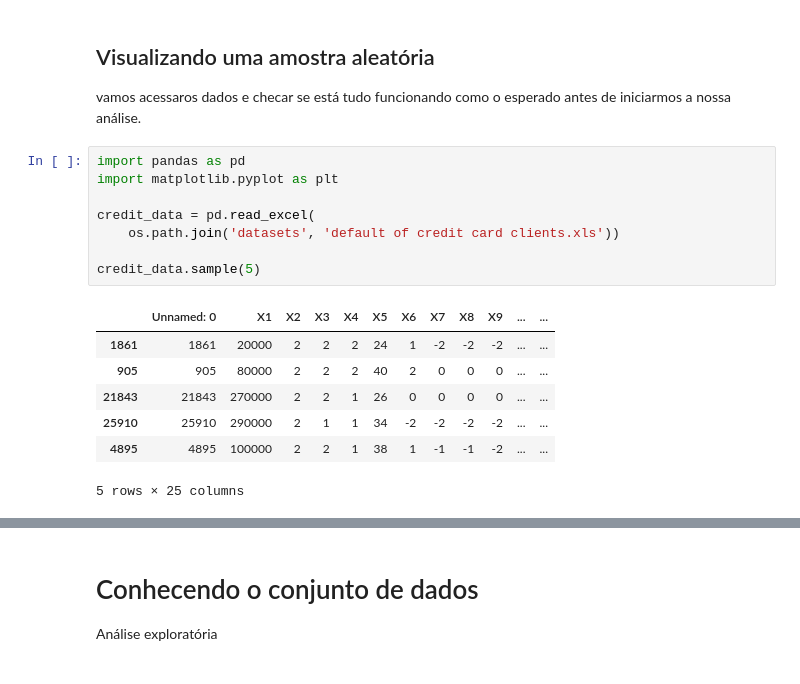
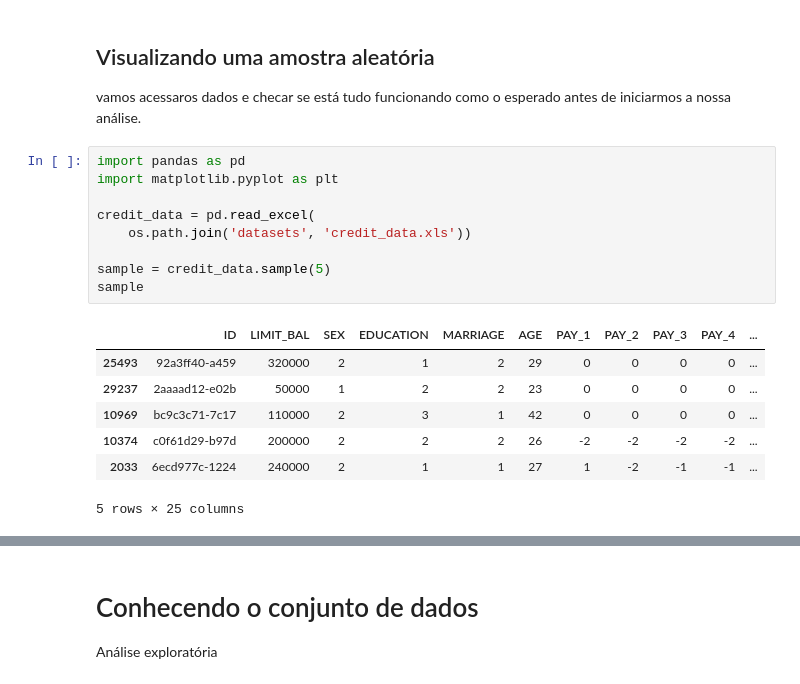
Before and after one commit to NatanDuarte/credit-card-default-prediction, a Jupyter notebook: EDA.ipynb, the cells around one changed output, grey strips where cells are left out. Saved outputs shown, nothing was run; the diff lists cells and outputs as text.

```diff
--- a/EDA.ipynb
+++ b/EDA.ipynb
@@ -67,16 +82,17 @@ iniciarmos a nossa análise.
 # %%
 import pandas as pd
 import matplotlib.pyplot as plt
 
 credit_data = pd.read_excel(
-    os.path.join('datasets', 'default of credit card clients.xls'))
+    os.path.join('datasets', 'credit_data.xls'))
 
-credit_data.sample(5)
+sample = credit_data.sample(5)
+sample
 # %% [output]
-|  | Unnamed: 0 | X1 | X2 | X3 | X4 | X5 | X6 | X7 | X8 | X9 | ... | ... |
-| 1861 | 1861 | 20000 | 2 | 2 | 2 | 24 | 1 | -2 | -2 | -2 | ... | ... |
-| 905 | 905 | 80000 | 2 | 2 | 2 | 40 | 2 | 0 | 0 | 0 | ... | ... |
-| 21843 | 21843 | 270000 | 2 | 2 | 1 | 26 | 0 | 0 | 0 | 0 | ... | ... |
-| 25910 | 25910 | 290000 | 2 | 1 | 1 | 34 | -2 | -2 | -2 | -2 | ... | ... |
-| 4895 | 4895 | 100000 | 2 | 2 | 1 | 38 | 1 | -1 | -1 | -2 | ... | ... |
+|  | ID | LIMIT_BAL | SEX | EDUCATION | MARRIAGE | AGE | PAY_1 | PAY_2 | PAY_3 | PAY_4 | ... |
+| 25493 | 92a3ff40-a459 | 320000 | 2 | 1 | 2 | 29 | 0 | 0 | 0 | 0 | ... |
+| 29237 | 2aaaad12-e02b | 50000 | 1 | 2 | 2 | 23 | 0 | 0 | 0 | 0 | ... |
+| 10969 | bc9c3c71-7c17 | 110000 | 2 | 3 | 1 | 42 | 0 | 0 | 0 | 0 | ... |
+| 10374 | c0f61d29-b97d | 200000 | 2 | 2 | 2 | 26 | -2 | -2 | -2 | -2 | ... |
+| 2033 | 6ecd977c-1224 | 240000 | 2 | 1 | 1 | 27 | 1 | -2 | -1 | -1 | ... |
 5 rows × 25 columns
```
Also changed, not shown: parts of 39 cells of this notebook.
